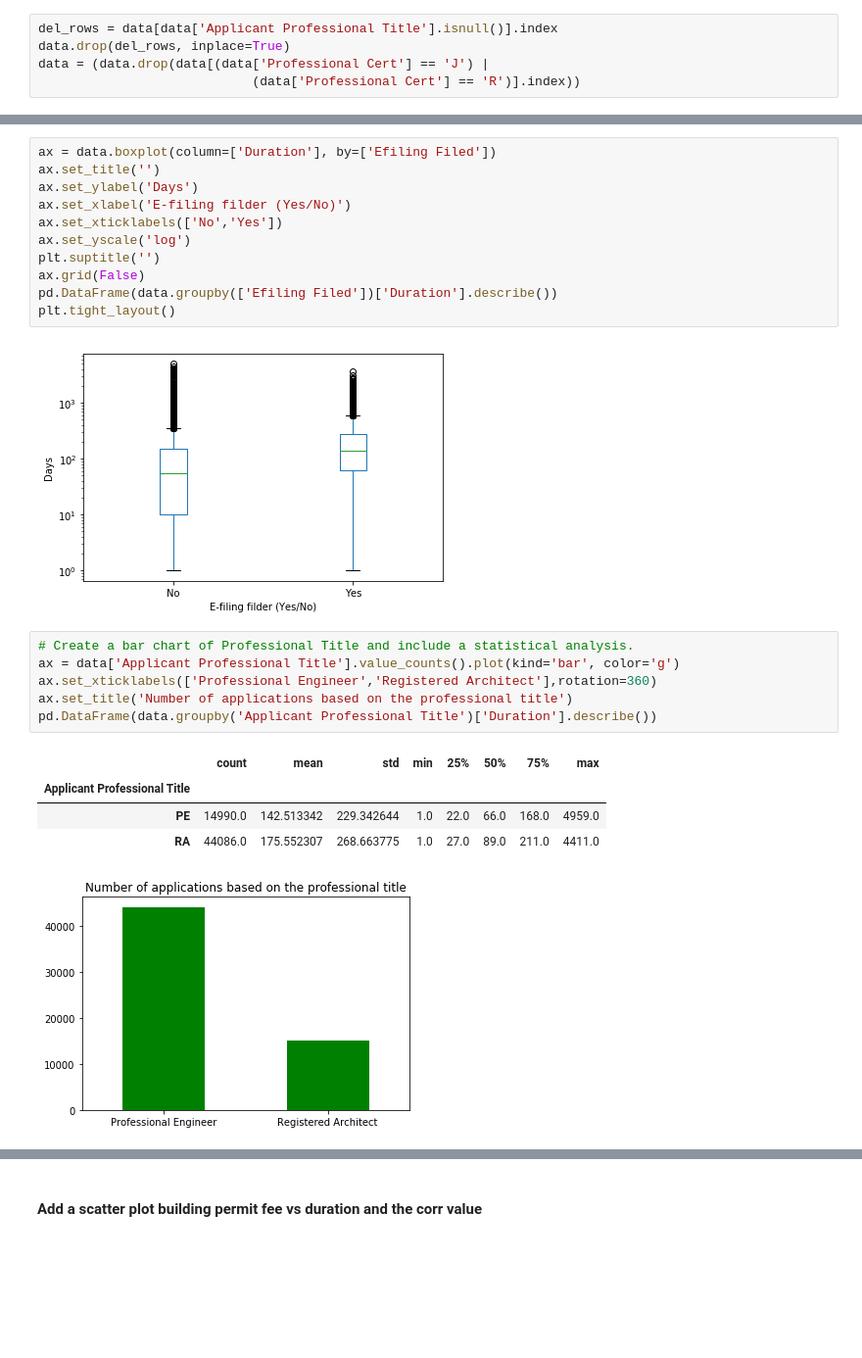
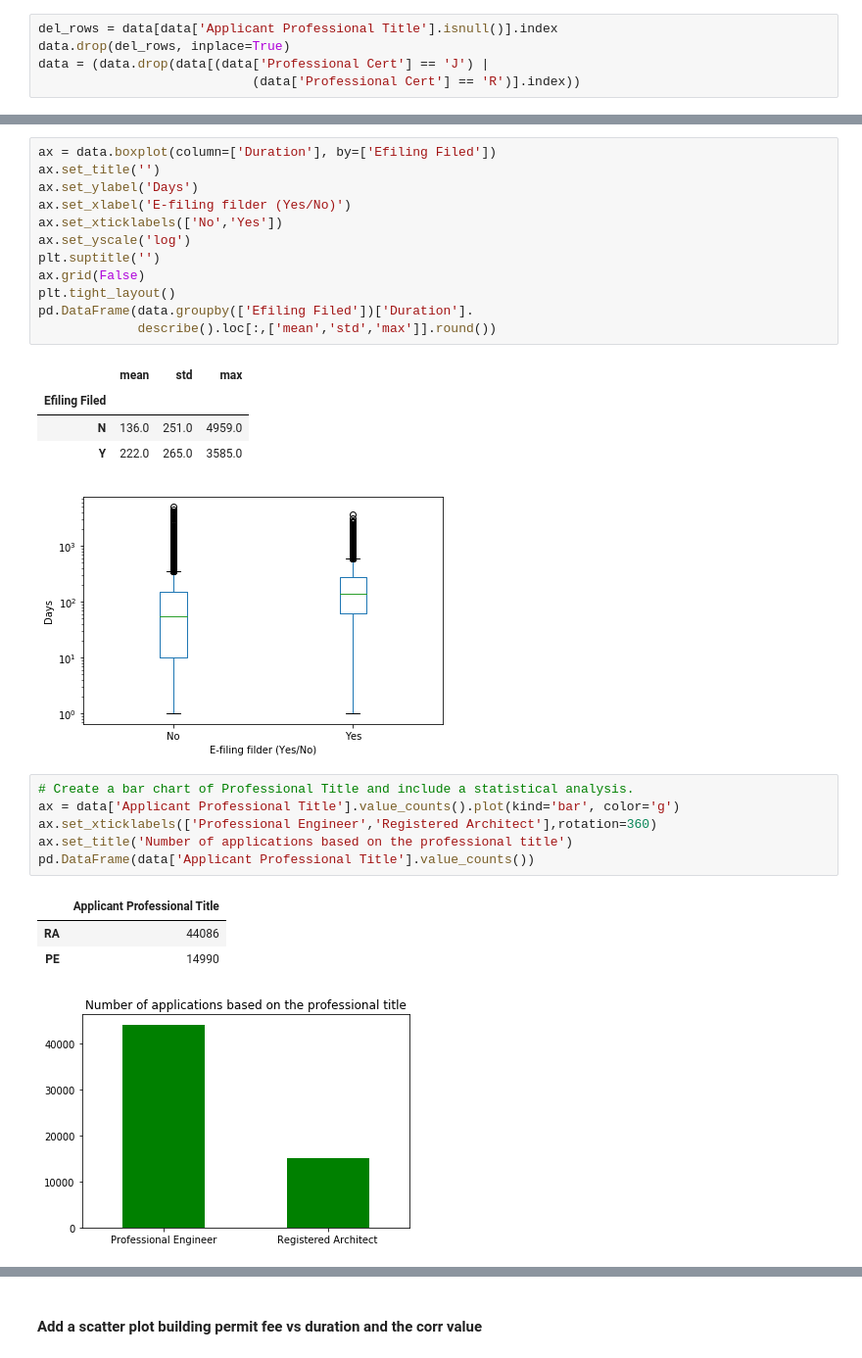
Before and after one commit to anoushavan/Capstone_1, a Jupyter notebook: code/preliminary_analysis.ipynb, the cells around one changed output, grey strips where cells are left out. Shown at 98% size. Cells and saved outputs as stored; diff of their text form; blank space fills up the shorter version.

```diff
--- a/code/preliminary_analysis.ipynb
+++ b/code/preliminary_analysis.ipynb
@@ -173,21 +191,25 @@ ax.set_xticklabels(['No','Yes'])
 ax.set_yscale('log')
 plt.suptitle('')
 ax.grid(False)
-pd.DataFrame(data.groupby(['Efiling Filed'])['Duration'].describe())
 plt.tight_layout()
+pd.DataFrame(data.groupby(['Efiling Filed'])['Duration'].
+             describe().loc[:,['mean','std','max']].round())
 # %% [output]
+|  | mean | std | max |
+| Efiling Filed |  |  |  |
+| N | 136.0 | 251.0 | 4959.0 |
+| Y | 222.0 | 265.0 | 3585.0 |
 [figure]
 # %%
 # Create a bar chart of Professional Title and include a statistical analysis.
 ax = data['Applicant Professional Title'].value_counts().plot(kind='bar', color='g')
 ax.set_xticklabels(['Professional Engineer','Registered Architect'],rotation=360)
 ax.set_title('Number of applications based on the professional title')
-pd.DataFrame(data.groupby('Applicant Professional Title')['Duration'].describe())
+pd.DataFrame(data['Applicant Professional Title'].value_counts())
 # %% [output]
-|  | count | mean | std | min | 25% | 50% | 75% | max |
-| Applicant Professional Title |  |  |  |  |  |  |  |  |
-| PE | 14990.0 | 142.513342 | 229.342644 | 1.0 | 22.0 | 66.0 | 168.0 | 4959.0 |
-| RA | 44086.0 | 175.552307 | 268.663775 | 1.0 | 27.0 | 89.0 | 211.0 | 4411.0 |
+|  | Applicant Professional Title |
+| RA | 44086 |
+| PE | 14990 |
 [figure]
 # %%
 # Boxplot of Duration based on the applicants' professional title.
```
Also changed, not shown: parts of 37 cells of this notebook, 21 other files.
